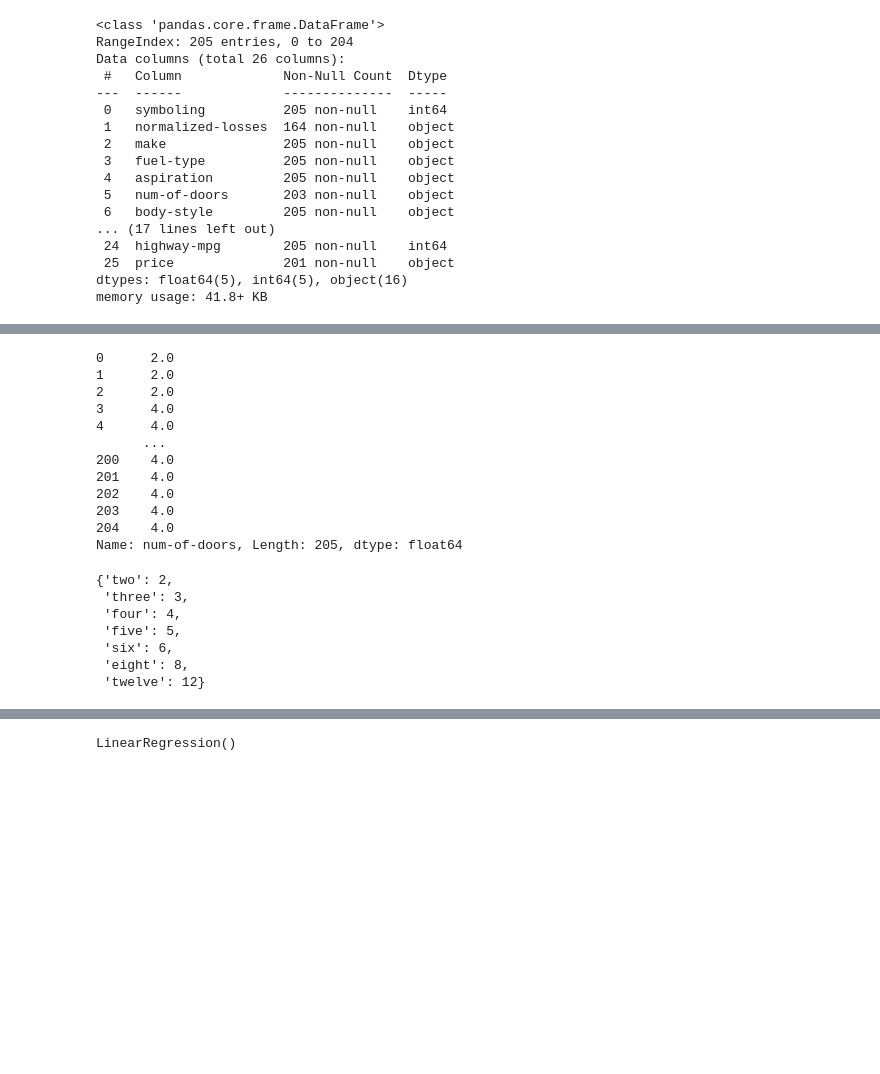
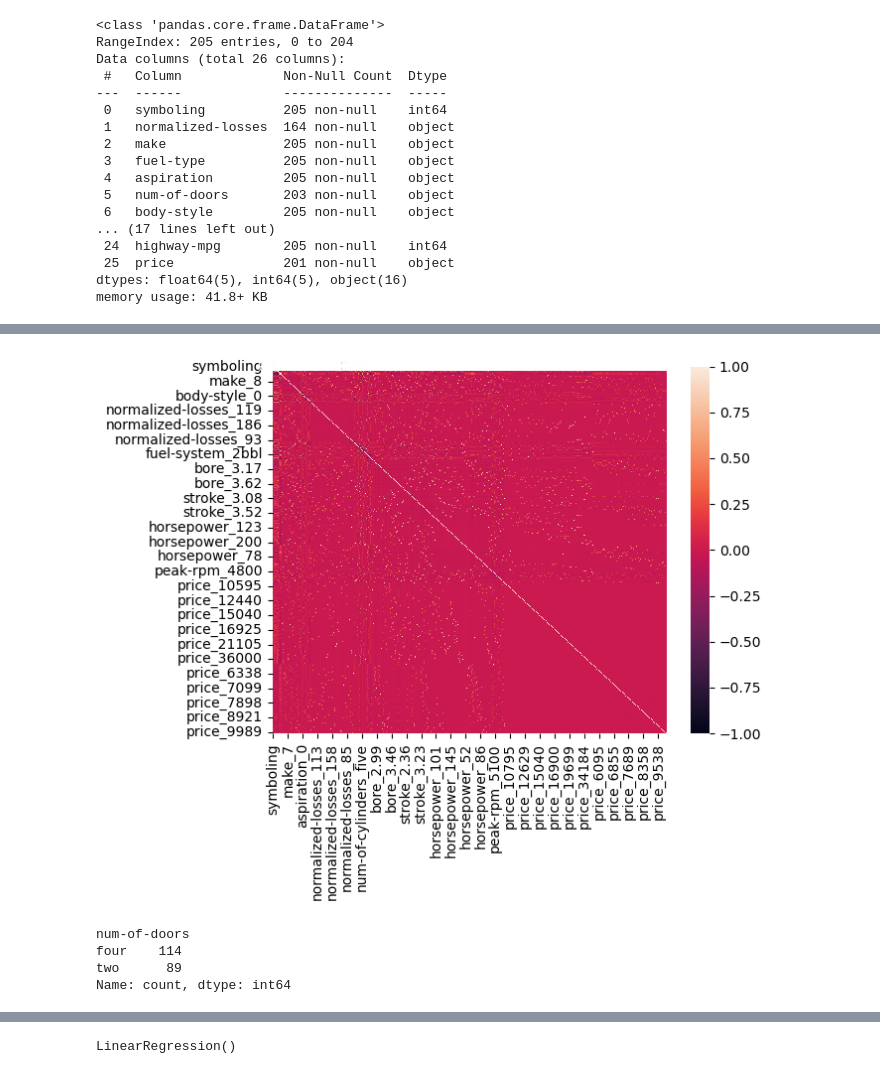
Before and after one commit to 31Atharva/auto_dataset, a Jupyter notebook: models/auto_dataset.ipynb, the cells around one changed output, grey strips where cells are left out. Saved outputs shown, nothing was run; the diff lists cells and outputs as text; code cells hidden in the pictures; blank space fills up the shorter version.

```diff
--- a/models/auto_dataset.ipynb
+++ b/models/auto_dataset.ipynb
@@ -82,23 +98,3 @@ Data columns (total 26 columns):
  25  price              201 non-null    object
 dtypes: float64(5), int64(5), object(16)
 memory usage: 41.8+ KB
-# %%
-# Define a dictionary to map words to numbers
-word_to_num = {
-    'two': 2,
-    'three': 3,
-    'four': 4,
-    'five': 5,
-    'six': 6,
-    'eight': 8,
-    'twelve': 12
-}
-
-columns_to_convert = ['num-of-doors']
-
-# Apply the mapping to each specified column
-for col in columns_to_convert:
-    df[col] = df[col].map(word_to_num)
-
-# Display the first few rows to verify the conversion
-print(df[columns_to_convert].head())
@@ -111,0 +101,11 @@ print(df[columns_to_convert].head())
+# %%
+from sklearn.preprocessing import LabelEncoder
+
+# Label encoding for simplicity
+categorical_columns = ['make', 'fuel-type', 'aspiration', 'body-style', 'drive-wheels']
+le = LabelEncoder()
+for col in categorical_columns:
+    df[col] = le.fit_transform(df[col])
+
+# One-hot encoding
+df = pd.get_dummies(df, columns=categorical_columns)
@@ -112,16 +265,16 @@ print(df[columns_to_convert].head())
+# %%
+data_encoded = pd.get_dummies(df, drop_first=True)
+# %%
+corr_matrix = data_encoded.corr()
+sns.heatmap(corr_matrix, annot=True)
+plt.show()
+# %% [output]
+[figure, added]
 # %%
-df['num-of-doors']
+df.value_counts('num-of-doors')
 # %% [output]
-0      2.0
-1      2.0
-2      2.0
-3      4.0
-4      4.0
-      ...
-200    4.0
-201    4.0
-202    4.0
-203    4.0
-204    4.0
-Name: num-of-doors, Length: 205, dtype: float64
+num-of-doors
+four    114
+two      89
+Name: count, dtype: int64
 # %%
@@ -137,11 +281,0 @@ df['num-of-doors'].replace({'two': 2,
-# %%
-num_of_doors = {'two': 2,'three': 3,'four': 4,'five': 5,'six': 6,'eight': 8,'twelve': 12}
-num_of_doors
-# %% [output]
-{'two': 2,
- 'three': 3,
- 'four': 4,
- 'five': 5,
- 'six': 6,
- 'eight': 8,
- 'twelve': 12}
```
Also changed, not shown: parts of 65 cells of this notebook, 10 other files.
